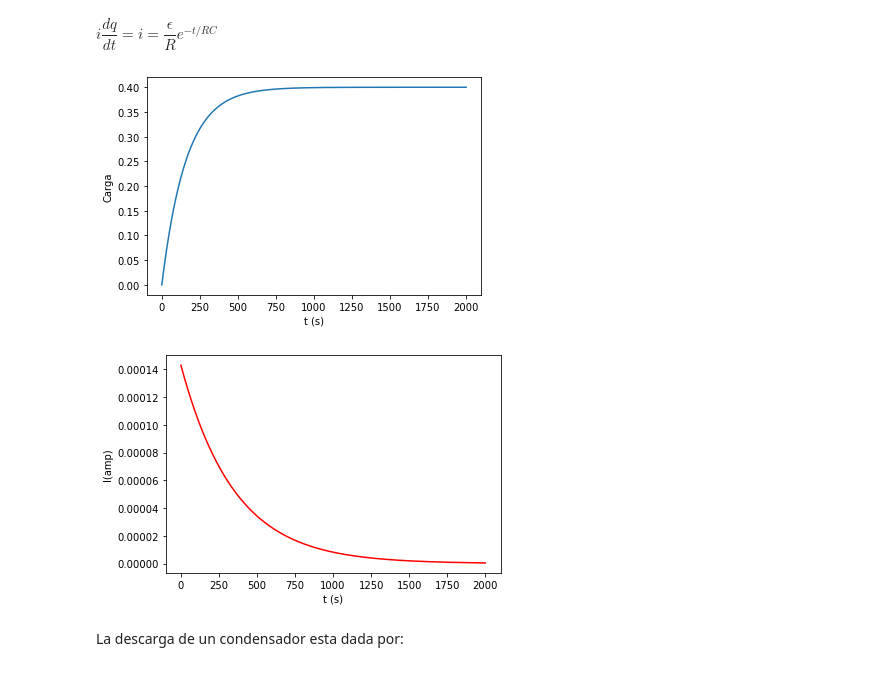
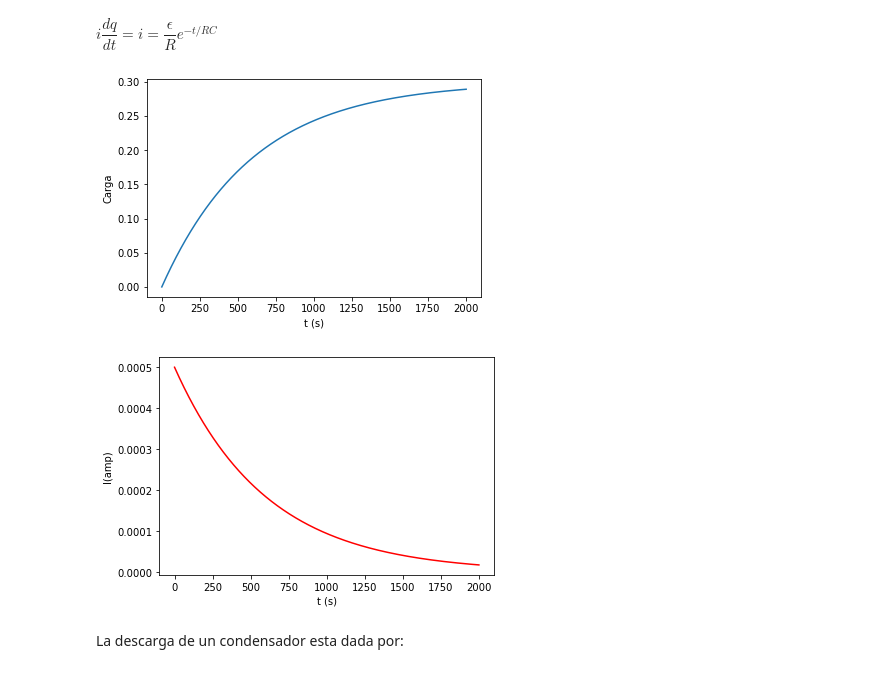
Before and after one commit to JazzLilo/Carga-y-Descarga-de-un-Condensador, a Jupyter notebook: Untitled.ipynb, the cells around one changed output. Saved outputs shown, nothing was run; the diff lists cells and outputs as text; code cells hidden in the pictures.

```diff
--- a/Untitled.ipynb
+++ b/Untitled.ipynb
@@ -22,25 +22,25 @@ def cargaQ(e,C,R,t):
     return e*C*(1-np.exp(-t/(R*C)))
 # %%
 t = np.linspace(0, 2000, 50000)
-Q=cargaQ(5,0.01,35000,t)
+Q=cargaQ(5,0.06,10000,t)
 plt.plot(t,Q)
 plt.ylabel('Carga')
 plt.xlabel('t (s)')
 plt.show()
 # %% [output]
-[figure, old version]
+[figure, new version]
 # %%
 #funcion corriente
 def cargaI(e,C,R,t):
     return (e/R)*np.exp(-t/(R*C))
 
-I=cargaI(5,0.01,35000,t)
+I=cargaI(5,0.06,10000,t)
 plt.plot(t,I,'r')
 plt.ylabel('I(amp)')
 plt.xlabel('t (s)')
 plt.show()
 # %% [output]
-[figure, old version]
+[figure, new version]
 # %% [markdown]
 La descarga de un condensador esta dada por:
 # %% [markdown]
```
Also changed, not shown: parts of 3 cells of this notebook.
